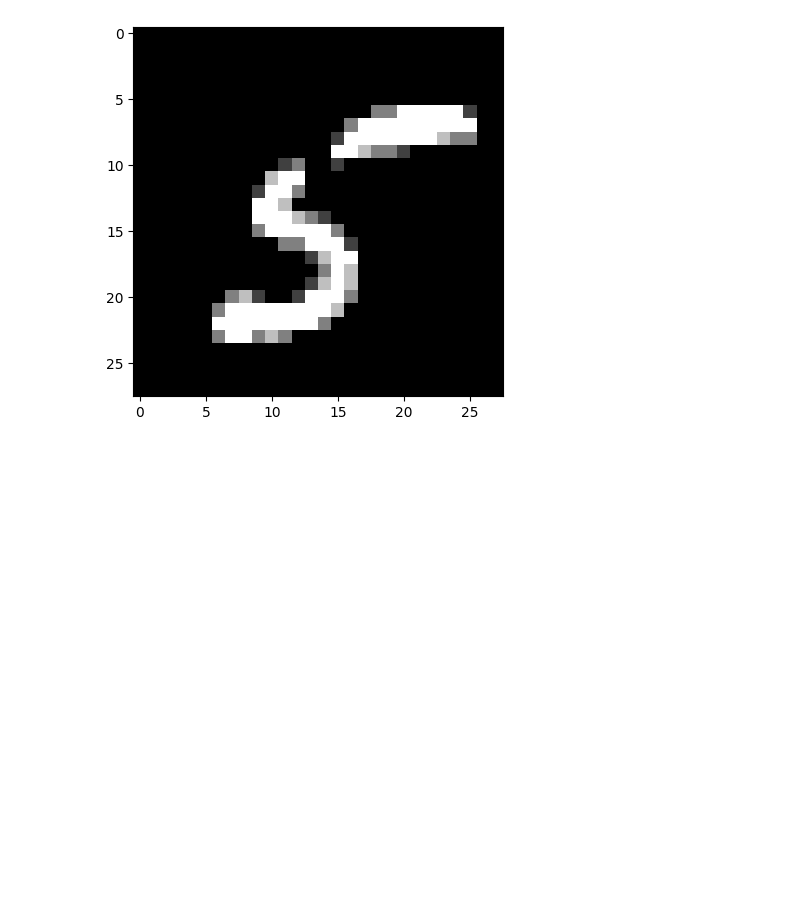
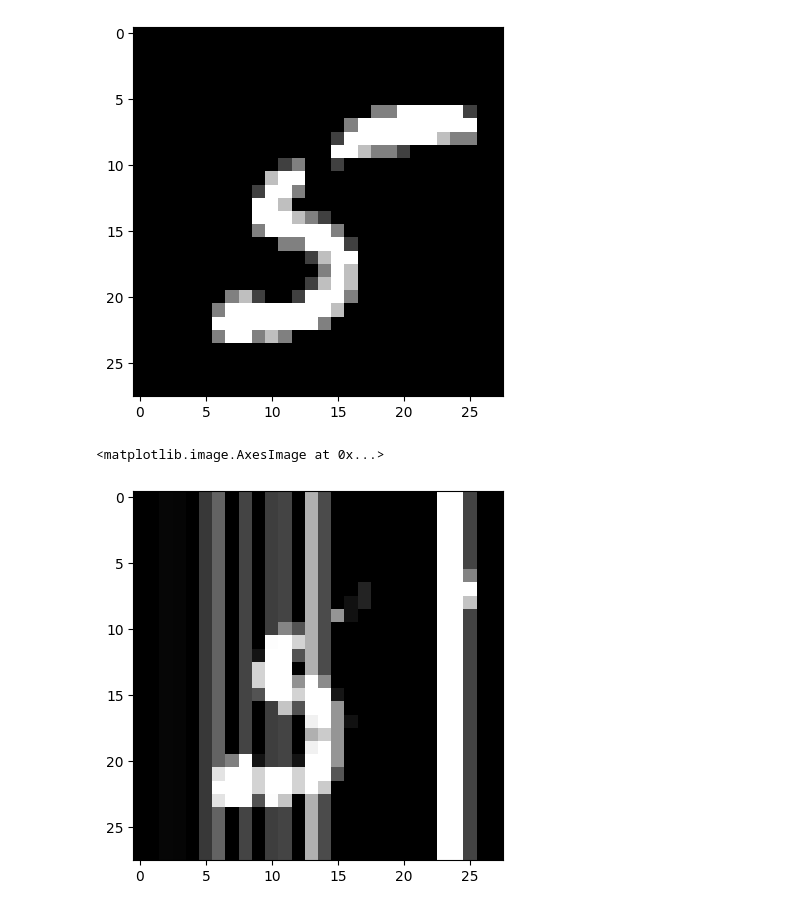
Before and after one commit to prysykes/adversarial_attacks, a Jupyter notebook: deepfool.ipynb, the cells around one changed output. Saved outputs shown, nothing was run; the diff lists cells and outputs as text; code cells hidden in the pictures; blank space fills up the shorter version.

```diff
--- a/deepfool.ipynb
+++ b/deepfool.ipynb
@@ -445,0 +273,3 @@ print(np.argmax(model.predict(adv_img)))
+# %%
+adv_img, adv_label = deepfool_attack(x, model)
+# print(adv_img)
@@ -448,3 +302,8 @@ plt.imshow(digit, cmap='gray')
 # %% [output]
 <matplotlib.image.AxesImage at 0x...>
 [figure]
+# %%
+plt.imshow(adv_img, cmap='gray')
+# %% [output]
+<matplotlib.image.AxesImage at 0x...>
+[figure, added]
```
Also changed, not shown: parts of 21 cells of this notebook.
